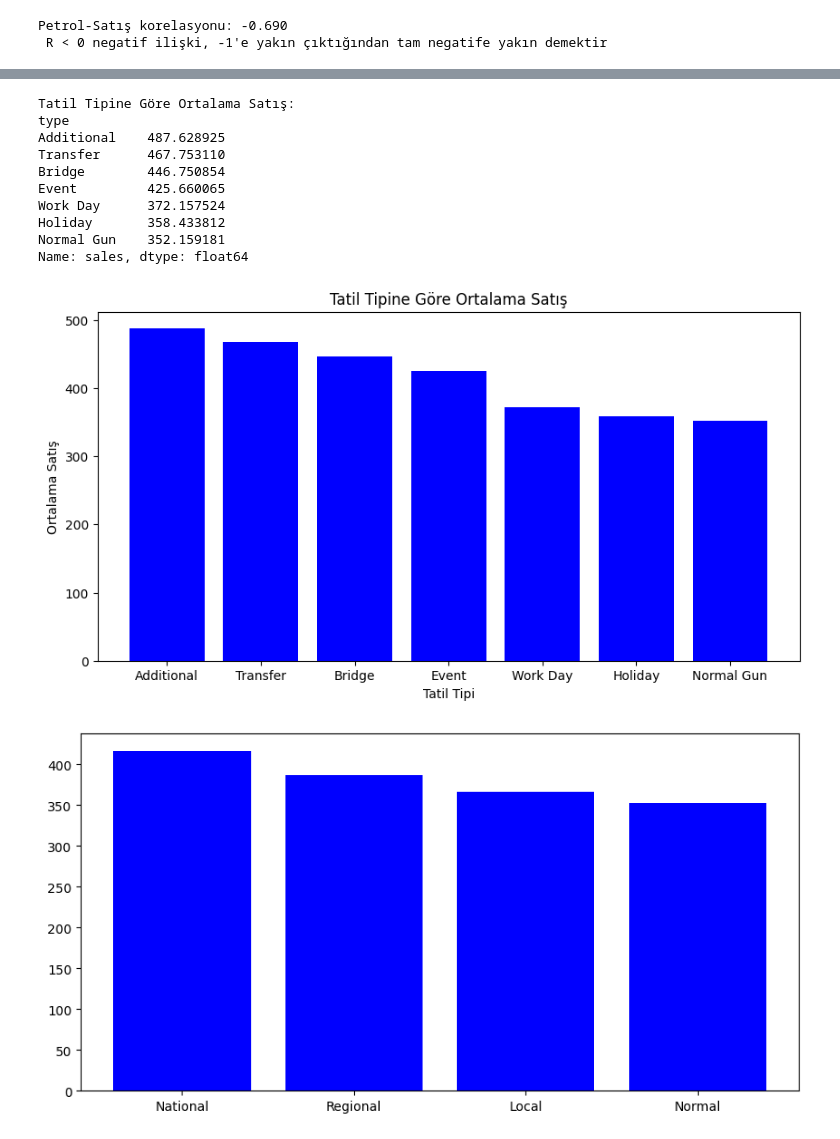
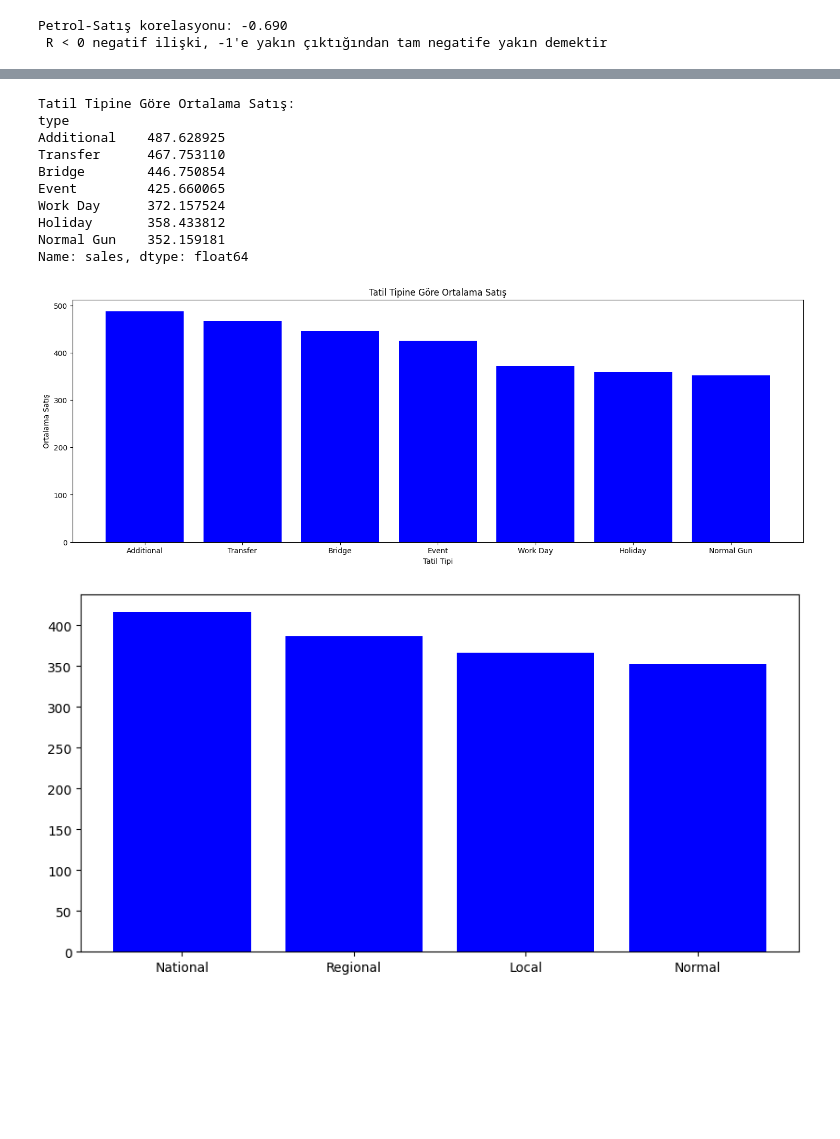
Before and after one commit to beratmertkayacan/kaggle-store-sales, a Jupyter notebook: notebooks/01_eda.ipynb, the cells around one changed output, grey strips where cells are left out. Cells and saved outputs as stored; diff of their text form; code cells hidden in the pictures; blank space fills up the shorter version.

```diff
--- a/notebooks/01_eda.ipynb
+++ b/notebooks/01_eda.ipynb
@@ -369,35 +370,35 @@ Name: count, dtype: int64
 # %%
 #Tatil günlerinde satış analizi
 
 tatil_gunleri = holidays[['date','type','locale']] #tarihler tatil mi değil mi?
 train_tatil = train.merge(tatil_gunleri, on='date' , how='left') #how='left' tatil olmayanlar NaN
 
 train_tatil['type'] = train_tatil['type'].fillna('Normal Gun')
 train_tatil['locale'] = train_tatil['locale'].fillna('Normal')
 
 tatil_satis = train_tatil.groupby('type')['sales'].mean().sort_values(ascending=False)
 print("Tatil Tipine Göre Ortalama Satış:")
 print(tatil_satis)
 
 #Tatil tipine göre satış görselleştirmesi barchart
-plt.figure(figsize=(10,5))
+plt.figure(figsize=(18,6))
 plt.bar(tatil_satis.index,tatil_satis.values,color='blue')
 plt.title('Tatil Tipine Göre Ortalama Satış')
 plt.xlabel('Tatil Tipi')
 plt.ylabel('Ortalama Satış')
 plt.show()
 # %% [output]
 Tatil Tipine Göre Ortalama Satış:
 type
 Additional    487.628925
 Transfer      467.753110
 Bridge        446.750854
 Event         425.660065
 Work Day      372.157524
 Holiday       358.433812
 Normal Gun    352.159181
 Name: sales, dtype: float64
-[figure, old version]
+[figure, new version]
 # %%
 #Local tipine göre Satış analizi(Regional, Local, National)
 lokasyon_satis = train_tatil.groupby('locale')['sales'].mean().sort_values(ascending=False)
```
Also changed, not shown: parts of 5 cells of this notebook, 3 other files.
